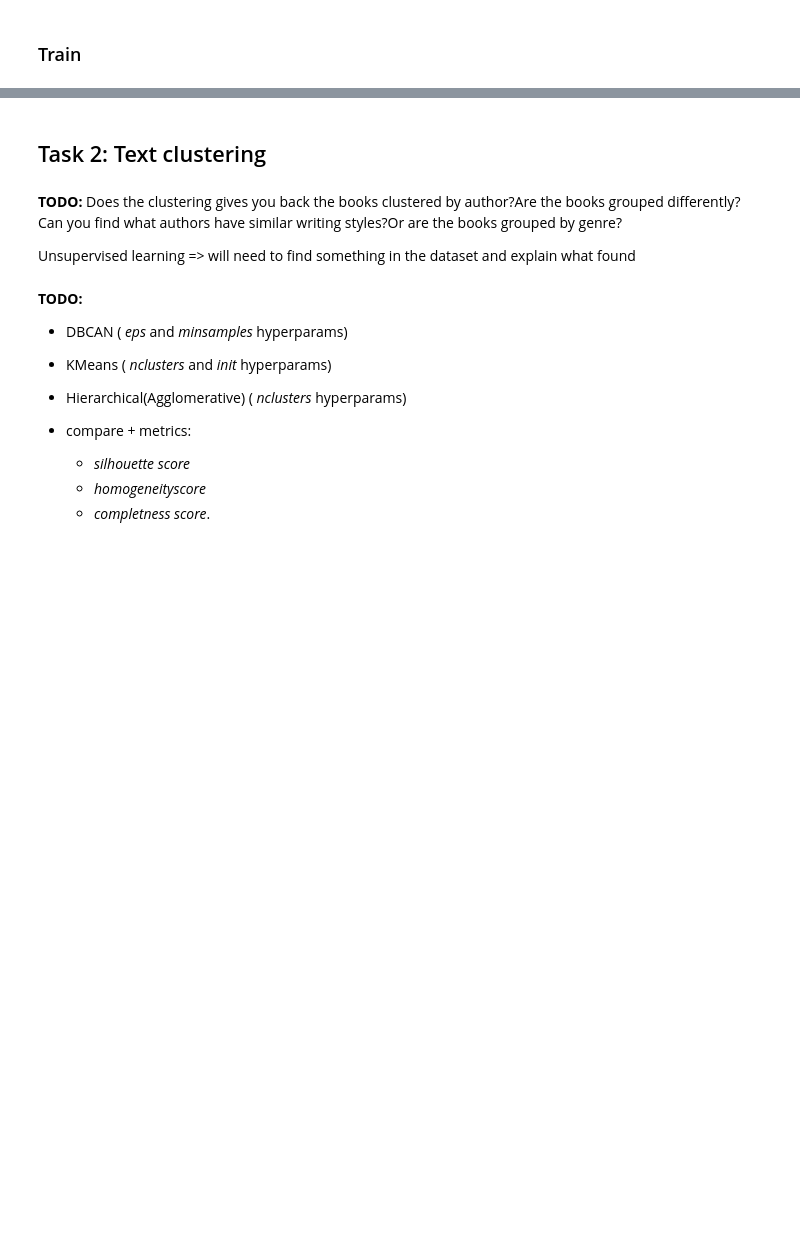
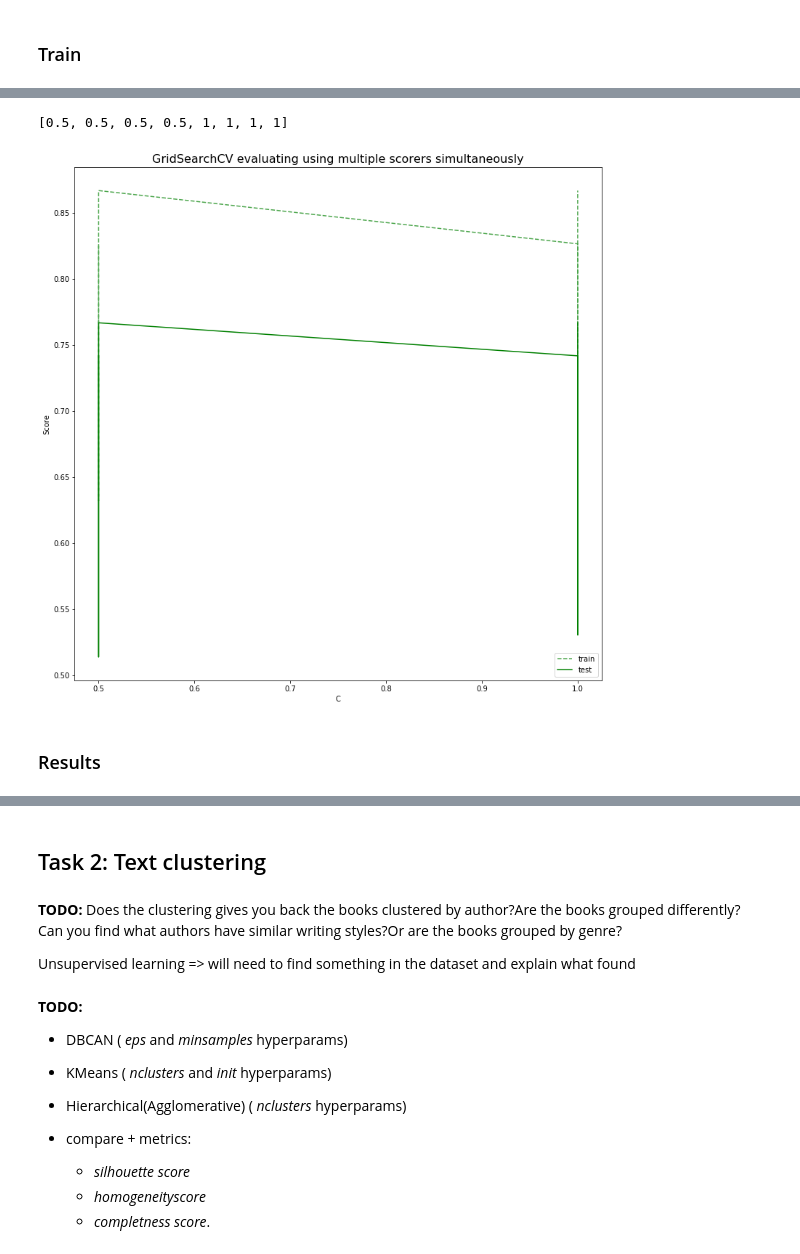
Before and after one commit to mdiannna/MachineLearningHomeworks, a Jupyter notebook: Homework2/Homework2.ipynb, the cells around one changed output, grey strips where cells are left out. Cells and saved outputs as stored; diff of their text form; code cells hidden in the pictures; blank space fills up the shorter version.

Commit message:
Added some tables and scores for gridsearch

```diff
--- a/Homework2/Homework2.ipynb
+++ b/Homework2/Homework2.ipynb
@@ -346,0 +408,3 @@ hyperparams = {"gamma": ["auto", "scale"],
+# %%
+results = grid_search.cv_results_
+print(results)
@@ -425,0 +502,17 @@ print(grid_search)
+# %%
+# TODO: afisare in HTML table + other scores
+
+for sample, style in (('train', '--'), ('test', '-')):
+        sample_score_mean = results['mean_%s_score' % (sample)]
+        sample_score_std = results['std_%s_score' % (sample)]
+
+params = results['params']
+print(sample_score_mean)
+print(sample_score_std)
+print(params)
+
+for param in params:
+    if param == grid_search.best_params_:
+        print("***", param, '***')
+    else:
+        print(param)
@@ -425,0 +573,59 @@ print(grid_search)
+# %%
+plt.figure(figsize=(13, 13))
+plt.title("GridSearchCV evaluating using multiple scorers simultaneously",
+          fontsize=16)
+
+plt.xlabel("C")
+plt.ylabel("Score")
+
+ax = plt.gca()
+# ax.set_xlim(0, 402)
+# ax.set_ylim(0.73, 1)
+
+# Get the regular numpy array from the MaskedArray
+# X_axis = np.array(str(results['params']), dtype=float)
+# d['value'] for d in l]
+res = [d['C'] for d in results['params']]
+print(res)
+X_axis = np.array([d['C'] for d in results['params']], dtype=float)
+
+for sample, style in (('train', '--'), ('test', '-')):
+        sample_score_mean = results['mean_%s_score' % (sample)]
+        sample_score_std = results['std_%s_score' % (sample)]
+
+        ax.plot(X_axis, sample_score_mean, style, color=color, alpha=1 if sample == 'test' else 0.7,
+               label=sample)
+
+# for color in ['g', 'k']:
+#     for sample, style in (('train', '--'), ('test', '-')):
+#         sample_score_mean = results['mean_%s_score' % (sample)]
+#         sample_score_std = results['std_%s_score' % (sample)]
+
+# #     for sample, style in (('train', '--'), ('test', '-')):
+# #         sample_score_mean = results['mean_%s_%s' % (sample, scorer)]
+# #         sample_score_std = results['std_%s_%s' % (sample, scorer)]
+#         ax.fill_between(X_axis, sample_score_mean - sample_score_std,
+#                         sample_score_mean + sample_score_std,
+#                         alpha=0.1 if sample == 'test' else 0, color=color)
+
+
+#         best_index = np.nonzero([d['C'] for d in results['params']] == 1)[0][0]
+#         best_score = results['mean_test'][best_index]
+
+#     #     # Plot a dotted vertical line at the best score for that scorer marked by x
+#         ax.plot([X_axis[best_index], ] * 2, [0, best_score],
+#                 linestyle='-.', color=color, marker='x', markeredgewidth=3, ms=8)
+
+#     #     # Annotate the best score for that scorer
+#         ax.annotate("%0.2f" % best_score,
+#                     (X_axis[best_index], best_score + 0.005))
+
+# TODO: plot for each parameter and only best results
+plt.legend(loc="best")
+# plt.grid('off')
+plt.show()
+# %% [output]
+[0.5, 0.5, 0.5, 0.5, 1, 1, 1, 1]
+[figure, added]
+# %% [markdown]
+### Results
```
Also changed, not shown: parts of 26 cells of this notebook.
